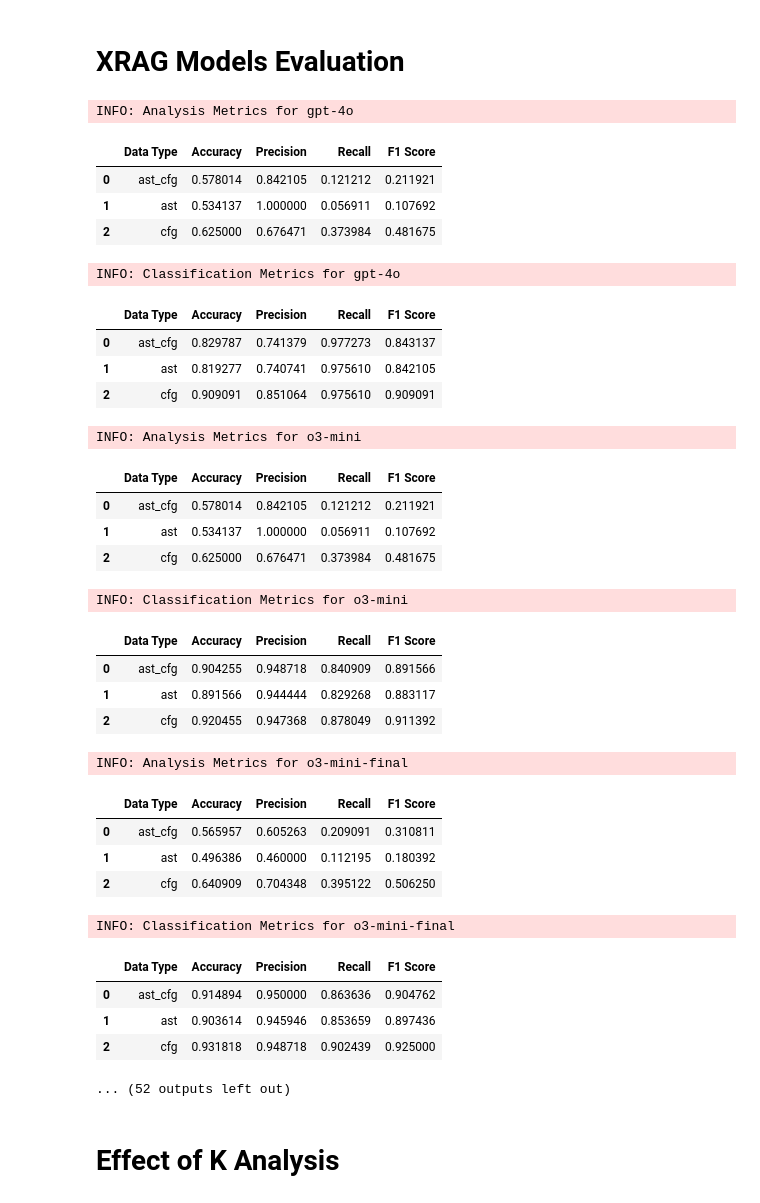
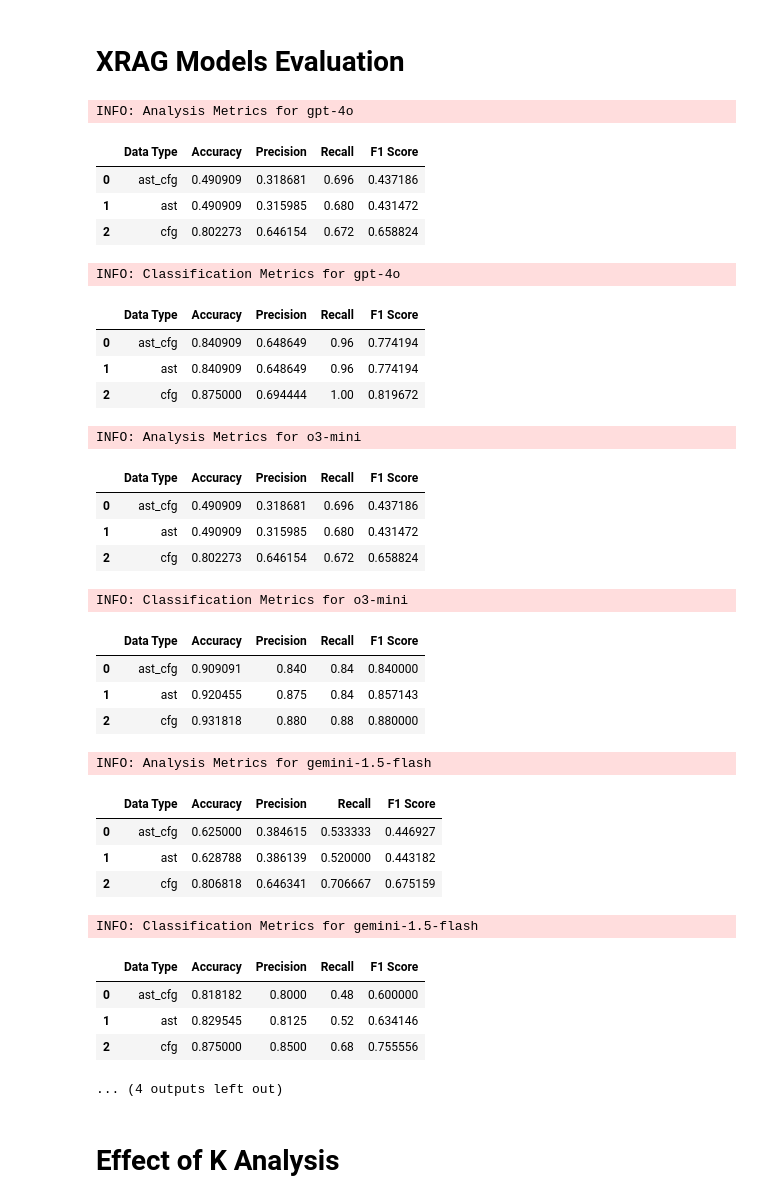
Before and after one commit to matteo-rizzo/explainable-rag, a Jupyter notebook: notebooks/rag-results.ipynb, the cells around one changed output. Drawn from its saved outputs; the diff is of its cells as text; code cells hidden in the pictures.

```diff
--- a/notebooks/rag-results.ipynb
+++ b/notebooks/rag-results.ipynb
@@ -121,8 +121,8 @@ def compute_overall_metrics(results):
 # Baseline
 # %%
 # List of Root Directories
-baseline_folder = os.path.join(base_folder, "baseline")
-root_dirs = [os.path.join(baseline_folder, model_dir) for model_dir in os.listdir(baseline_folder)]
+baseline_folder = os.path.join(base_folder, "baseline_cv_1")
+root_dirs = [os.path.join(baseline_folder, model_dir) for model_dir in os.listdir(baseline_folder) if os.path.isdir(os.path.join(baseline_folder, model_dir))]
 
 # Process each root directory
 baseline_results = {}
@@ -287,14 +287,14 @@ def process_results(base_directory):
 # %% [markdown]
 # XRAG Models Evaluation
 # %%
-results_folder = os.path.join(base_folder, "models_comparison")
-base_directories = [os.path.join(results_folder, model_folder) for model_folder in os.listdir(results_folder)]
+results_folder = os.path.join(base_folder, "xrag_cv_1")
+base_directories = [os.path.join(results_folder, model_folder) for model_folder in os.listdir(results_folder) if os.path.isdir(os.path.join(results_folder, model_folder))]
 
-results_folder = os.path.join(base_folder, "k_analysis")
-base_directories += [os.path.join(results_folder, model_folder) for model_folder in os.listdir(results_folder)]
-
-results_folder = os.path.join(base_folder, "multirun_analysis")
-base_directories += [os.path.join(results_folder, model_folder) for model_folder in os.listdir(results_folder)]
+# results_folder = os.path.join(base_folder, "k_analysis")
+# base_directories += [os.path.join(results_folder, model_folder) for model_folder in os.listdir(results_folder)]
+#
+# results_folder = os.path.join(base_folder, "multirun_analysis")
+# base_directories += [os.path.join(results_folder, model_folder) for model_folder in os.listdir(results_folder)]
 
 # Dictionary to hold classification DataFrames for each model
 classification_results = {}
@@ -304,62 +304,62 @@ for base_directory in base_directories:
     analysis_data = []
     classification_data = []
 
     for dt in data_types:
         data_dir = os.path.join(base_directory, dt)
         analysis_metrics, classification_metrics = process_results(data_dir)
 
         analysis_data.append([dt] + list(analysis_metrics))
         classification_data.append([dt] + list(classification_metrics))
 
     # Create DataFrames for Analysis and Classification
     analysis_df = pd.DataFrame(analysis_data, columns=columns)
     classification_df = pd.DataFrame(classification_data, columns=columns)
 
     # Extract just the folder name from the path to use as a key
     model_name = base_directory.split(os.sep)[-1]
 
     # Store DataFrames in dictionaries
     analysis_results[model_name] = analysis_df
     classification_results[model_name] = classification_df
 
     # Display tables (optional)
     logger.info(f"Analysis Metrics for {model_name}")
     display(analysis_df)
 
     logger.info(f"Classification Metrics for {model_name}")
     display(classification_df)
 # %% [output]
 INFO: Analysis Metrics for gpt-4o
 |  | Data Type | Accuracy | Precision | Recall | F1 Score |
-| 0 | ast_cfg | 0.578014 | 0.842105 | 0.121212 | 0.211921 |
-| 1 | ast | 0.534137 | 1.000000 | 0.056911 | 0.107692 |
-| 2 | cfg | 0.625000 | 0.676471 | 0.373984 | 0.481675 |
+| 0 | ast_cfg | 0.490909 | 0.318681 | 0.696 | 0.437186 |
+| 1 | ast | 0.490909 | 0.315985 | 0.680 | 0.431472 |
+| 2 | cfg | 0.802273 | 0.646154 | 0.672 | 0.658824 |
 INFO: Classification Metrics for gpt-4o
 |  | Data Type | Accuracy | Precision | Recall | F1 Score |
-| 0 | ast_cfg | 0.829787 | 0.741379 | 0.977273 | 0.843137 |
-| 1 | ast | 0.819277 | 0.740741 | 0.975610 | 0.842105 |
-| 2 | cfg | 0.909091 | 0.851064 | 0.975610 | 0.909091 |
+| 0 | ast_cfg | 0.840909 | 0.648649 | 0.96 | 0.774194 |
+| 1 | ast | 0.840909 | 0.648649 | 0.96 | 0.774194 |
+| 2 | cfg | 0.875000 | 0.694444 | 1.00 | 0.819672 |
 INFO: Analysis Metrics for o3-mini
 |  | Data Type | Accuracy | Precision | Recall | F1 Score |
-| 0 | ast_cfg | 0.578014 | 0.842105 | 0.121212 | 0.211921 |
-| 1 | ast | 0.534137 | 1.000000 | 0.056911 | 0.107692 |
-| 2 | cfg | 0.625000 | 0.676471 | 0.373984 | 0.481675 |
+| 0 | ast_cfg | 0.490909 | 0.318681 | 0.696 | 0.437186 |
+| 1 | ast | 0.490909 | 0.315985 | 0.680 | 0.431472 |
+| 2 | cfg | 0.802273 | 0.646154 | 0.672 | 0.658824 |
 INFO: Classification Metrics for o3-mini
 |  | Data Type | Accuracy | Precision | Recall | F1 Score |
-| 0 | ast_cfg | 0.904255 | 0.948718 | 0.840909 | 0.891566 |
-| 1 | ast | 0.891566 | 0.944444 | 0.829268 | 0.883117 |
-| 2 | cfg | 0.920455 | 0.947368 | 0.878049 | 0.911392 |
+| 0 | ast_cfg | 0.909091 | 0.840 | 0.84 | 0.840000 |
+| 1 | ast | 0.920455 | 0.875 | 0.84 | 0.857143 |
+| 2 | cfg | 0.931818 | 0.880 | 0.88 | 0.880000 |
-INFO: Analysis Metrics for o3-mini-final
+INFO: Analysis Metrics for gemini-1.5-flash
 |  | Data Type | Accuracy | Precision | Recall | F1 Score |
-| 0 | ast_cfg | 0.565957 | 0.605263 | 0.209091 | 0.310811 |
-| 1 | ast | 0.496386 | 0.460000 | 0.112195 | 0.180392 |
-| 2 | cfg | 0.640909 | 0.704348 | 0.395122 | 0.506250 |
+| 0 | ast_cfg | 0.625000 | 0.384615 | 0.533333 | 0.446927 |
+| 1 | ast | 0.628788 | 0.386139 | 0.520000 | 0.443182 |
+| 2 | cfg | 0.806818 | 0.646341 | 0.706667 | 0.675159 |
-INFO: Classification Metrics for o3-mini-final
+INFO: Classification Metrics for gemini-1.5-flash
 |  | Data Type | Accuracy | Precision | Recall | F1 Score |
-| 0 | ast_cfg | 0.914894 | 0.950000 | 0.863636 | 0.904762 |
-| 1 | ast | 0.903614 | 0.945946 | 0.853659 | 0.897436 |
-| 2 | cfg | 0.931818 | 0.948718 | 0.902439 | 0.925000 |
+| 0 | ast_cfg | 0.818182 | 0.8000 | 0.48 | 0.600000 |
+| 1 | ast | 0.829545 | 0.8125 | 0.52 | 0.634146 |
+| 2 | cfg | 0.875000 | 0.8500 | 0.68 | 0.755556 |
-... (52 outputs left out)
+... (4 outputs left out)
 # %% [markdown]
 # Effect of K Analysis
 # %%
```
Also changed, not shown: parts of 4 cells of this notebook, 8 other files.
